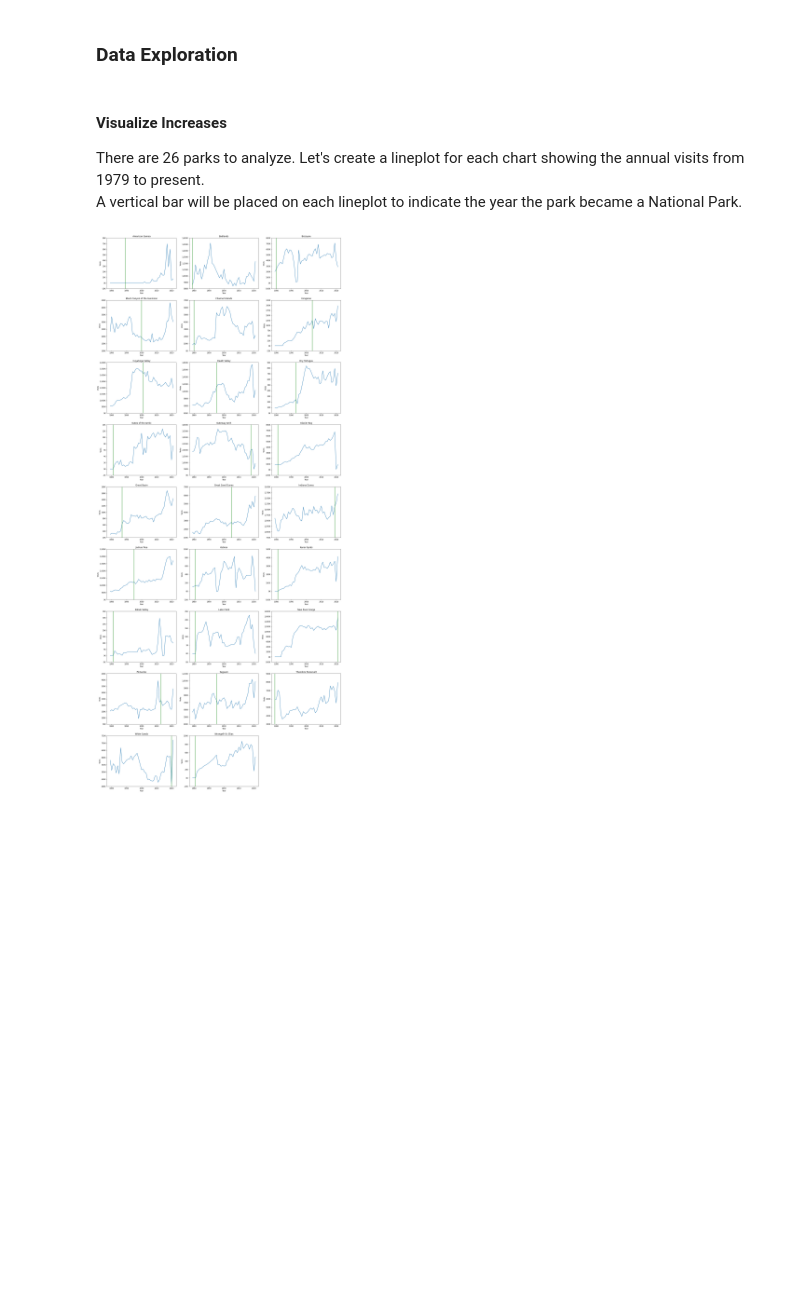
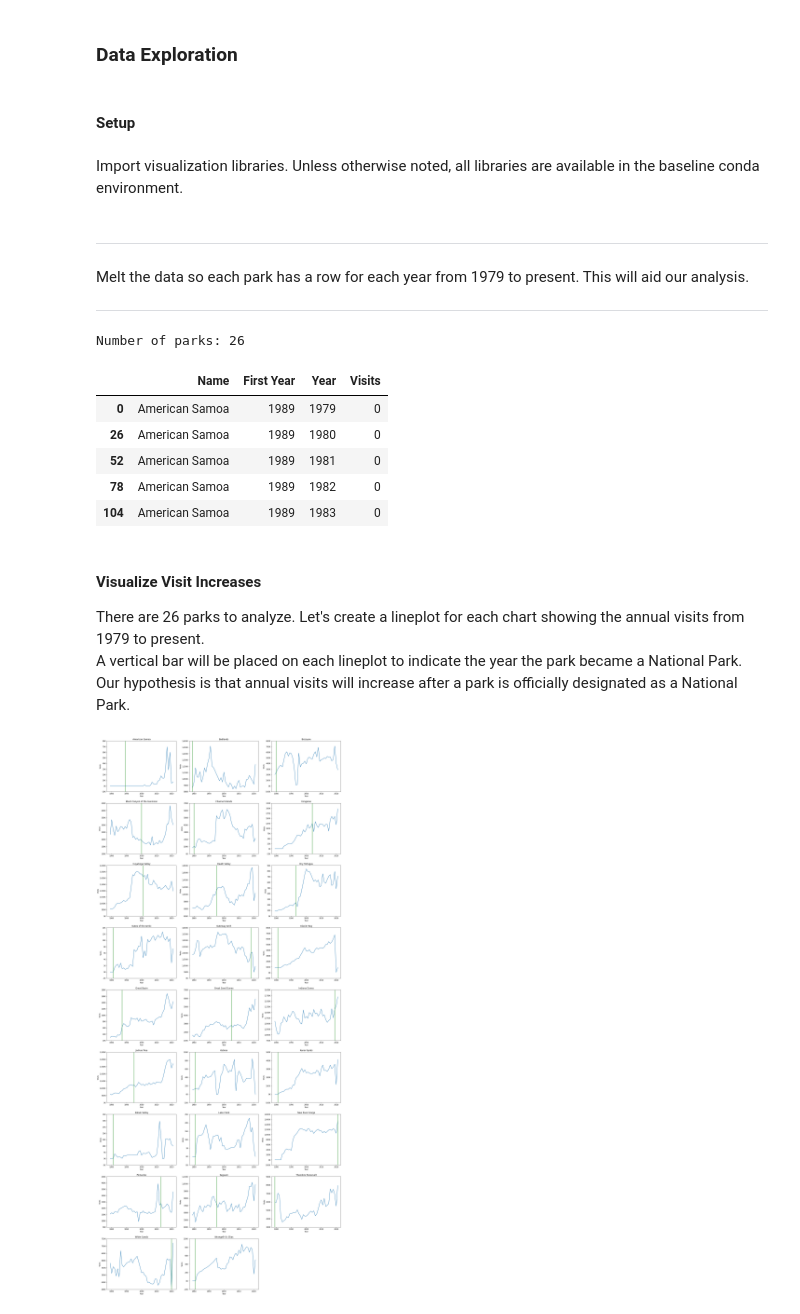
Before and after one commit to carl-schick-ds/national-parks, a Jupyter notebook: national_parks.ipynb, the cells around one changed output. Cells and saved outputs as stored; diff of their text form; code cells hidden in the pictures; blank space fills up the shorter version.

```diff
--- a/national_parks.ipynb
+++ b/national_parks.ipynb
@@ -181,2 +215,6 @@ CHIS  409630  167290   212635        1980
 # %% [markdown]
 ### Data Exploration
+# %% [markdown]
+#### Setup
+# %% [markdown]
+Import visualization libraries.  Unless otherwise noted, all libraries are available in the baseline conda environment.
@@ -183,16 +226,29 @@ CHIS  409630  167290   212635        1980
+# %% [markdown]
+***
+Melt the data so each park has a row for each year from 1979 to present.  This will aid our analysis.
+***
 # %%
-# Import visualization libraries
-import matplotlib.pyplot as plt
-import datetime
-import seaborn as sns
-from IPython.display import display
+def melt_park_data(park_data_combined_df):
 
-base_year = 1979
-this_year = datetime.datetime.today().year
-year_columns = [base_year + i for i in range(this_year - base_year + 1)]
-dfm = park_data_filtered_df.melt(id_vars=['Name', 'First Year'], value_vars=year_columns, var_name='Year', value_name='Visits').sort_values(by=['Name','Year'])
+    year_columns = [base_year + i for i in range(this_year - base_year + 1)]
+    dfm = park_data_combined_df.melt(id_vars=['Name', 'First Year'], value_vars=year_columns, var_name='Year', value_name='Visits').sort_values(by=['Name','Year'])
+
+    return dfm
+
+park_data_melted_df = melt_park_data(park_data_combined_df)
+print('Number of parks:', park_data_melted_df['Name'].nunique())
+display(park_data_melted_df.head())
+# %% [output]
+Number of parks: 26
+|  | Name | First Year | Year | Visits |
+| 0 | American Samoa | 1989 | 1979 | 0 |
+| 26 | American Samoa | 1989 | 1980 | 0 |
+| 52 | American Samoa | 1989 | 1981 | 0 |
+| 78 | American Samoa | 1989 | 1982 | 0 |
+| 104 | American Samoa | 1989 | 1983 | 0 |
 # %% [markdown]
-#### Visualize Increases
+#### Visualize Visit Increases
 There are 26 parks to analyze.  Let's create a lineplot for each chart showing the annual visits from 1979 to present.
 A vertical bar will be placed on each lineplot to indicate the year the park became a National Park.
+Our hypothesis is that annual visits will increase after a park is officially designated as a National Park.
 # %%
```
Also changed, not shown: parts of 40 cells of this notebook.
